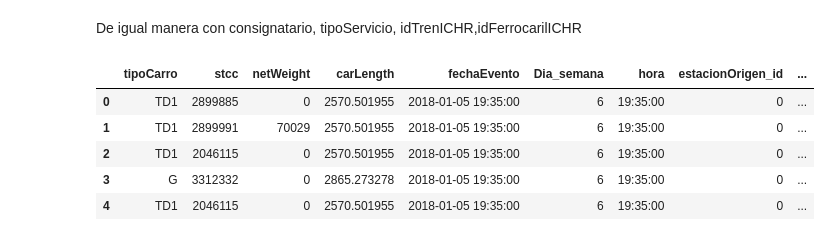
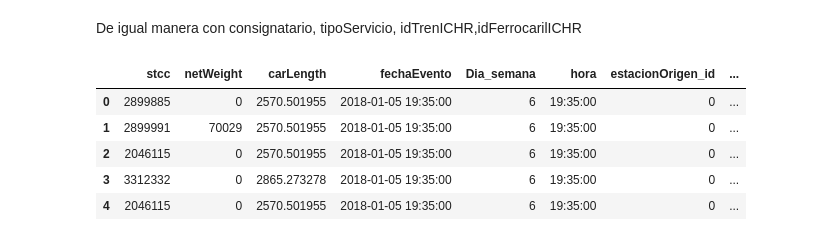
Before and after one commit to BrunoFerrovalle/Modelo_Llegadas, a Jupyter notebook: Modelo.ipynb, the cells around one changed output. Cells and saved outputs as stored; diff of their text form; code cells hidden in the pictures.

```diff
--- a/Modelo.ipynb
+++ b/Modelo.ipynb
@@ -169,38 +169,46 @@ De igual manera con consignatario, tipoServicio, idTrenICHR,idFerrocarilICHR
 # %%
 
 # Crear diccionarios que asignen un ID único a cada valor de las columnas especificadas
 consignatario_id_map = {value: idx for idx, value in enumerate(merged_df['consignatario'].unique())}
 tipoServicio_id_map = {value: idx for idx, value in enumerate(merged_df['tipoServicio'].unique())}
 idTrenICHR_id_map = {value: idx for idx, value in enumerate(merged_df['idTrenICHR'].unique())}
 idFerrocarrilICHR_id_map = {value: idx for idx, value in enumerate(merged_df['idFerrocarrilICHR'].unique())}
+tipoCarro_id_map = {value: idx for idx, value in enumerate(merged_df['tipoCarro'].unique())}
+
 
 # Mapear los valores de las columnas a sus correspondientes IDs
 merged_df['consignatario_id'] = merged_df['consignatario'].map(consignatario_id_map)
 merged_df['tipoServicio_id'] = merged_df['tipoServicio'].map(tipoServicio_id_map)
 merged_df['idTrenICHR_id'] = merged_df['idTrenICHR'].map(idTrenICHR_id_map)
 merged_df['idFerrocarrilICHR_id'] = merged_df['idFerrocarrilICHR'].map(idFerrocarrilICHR_id_map)
+merged_df['tipoCarro_id'] = merged_df['tipoCarro'].map(tipoCarro_id_map)
+
 
 # Crear DataFrames a partir de los diccionarios de mapeo
-consignatario_id_df = pd.DataFrame(list(consignatario_id_map.items()), columns=['variable', 'id'])
-tipoServicio_id_df = pd.DataFrame(list(tipoServicio_id_map.items()), columns=['variable', 'id'])
-idTrenICHR_id_df = pd.DataFrame(list(idTrenICHR_id_map.items()), columns=['variable', 'id'])
-idFerrocarrilICHR_id_df = pd.DataFrame(list(idFerrocarrilICHR_id_map.items()), columns=['variable', 'id'])
+consignatario_id_df = pd.DataFrame(list(consignatario_id_map.items()), columns=['Consignatario', 'id'])
+tipoServicio_id_df = pd.DataFrame(list(tipoServicio_id_map.items()), columns=['tipoServicio', 'id'])
+idTrenICHR_id_df = pd.DataFrame(list(idTrenICHR_id_map.items()), columns=['idTrenICHR', 'id'])
+idFerrocarrilICHR_id_df = pd.DataFrame(list(idFerrocarrilICHR_id_map.items()), columns=['idFerrocarrilICHR', 'id'])
+tipoCarro_id_df = pd.DataFrame(list(tipoCarro_id_map.items()), columns=['tipoCarro', 'id'])
+
 
 # Guardar los DataFrames de mapeo en archivos CSV
 consignatario_id_df.to_csv('consignatario_id_map.csv', index=False)
 tipoServicio_id_df.to_csv('tipoServicio_id_map.csv', index=False)
 idTrenICHR_id_df.to_csv('idTrenICHR_id_map.csv', index=False)
 idFerrocarrilICHR_id_df.to_csv('idFerrocarrilICHR_id_map.csv', index=False)
+tipoServicio_id_df.to_csv('tipoCarro_id_map.csv', index=False)
+
 
 # Eliminar las columnas originales
-merged_df.drop(columns=['consignatario', 'tipoServicio', 'idTrenICHR', 'idFerrocarrilICHR'], inplace=True)
+merged_df.drop(columns=['consignatario', 'tipoServicio', 'idTrenICHR', 'idFerrocarrilICHR',"tipoCarro"], inplace=True)
 
 # Mostrar las primeras filas del DataFrame actualizado
 merged_df.head()
 # %% [output]
-|  | tipoCarro | stcc | netWeight | carLength | fechaEvento | Dia_semana | hora | estacionOrigen_id | ... |
-| 0 | TD1 | 2899885 | 0 | 2570.501955 | 2018-01-05 19:35:00 | 6 | 19:35:00 | 0 | ... |
-| 1 | TD1 | 2899991 | 70029 | 2570.501955 | 2018-01-05 19:35:00 | 6 | 19:35:00 | 0 | ... |
-| 2 | TD1 | 2046115 | 0 | 2570.501955 | 2018-01-05 19:35:00 | 6 | 19:35:00 | 0 | ... |
-| 3 | G | 3312332 | 0 | 2865.273278 | 2018-01-05 19:35:00 | 6 | 19:35:00 | 0 | ... |
-| 4 | TD1 | 2046115 | 0 | 2570.501955 | 2018-01-05 19:35:00 | 6 | 19:35:00 | 0 | ... |
+|  | stcc | netWeight | carLength | fechaEvento | Dia_semana | hora | estacionOrigen_id | ... |
+| 0 | 2899885 | 0 | 2570.501955 | 2018-01-05 19:35:00 | 6 | 19:35:00 | 0 | ... |
+| 1 | 2899991 | 70029 | 2570.501955 | 2018-01-05 19:35:00 | 6 | 19:35:00 | 0 | ... |
+| 2 | 2046115 | 0 | 2570.501955 | 2018-01-05 19:35:00 | 6 | 19:35:00 | 0 | ... |
+| 3 | 3312332 | 0 | 2865.273278 | 2018-01-05 19:35:00 | 6 | 19:35:00 | 0 | ... |
+| 4 | 2046115 | 0 | 2570.501955 | 2018-01-05 19:35:00 | 6 | 19:35:00 | 0 | ... |
```
Also changed, not shown: parts of 6 cells of this notebook.
